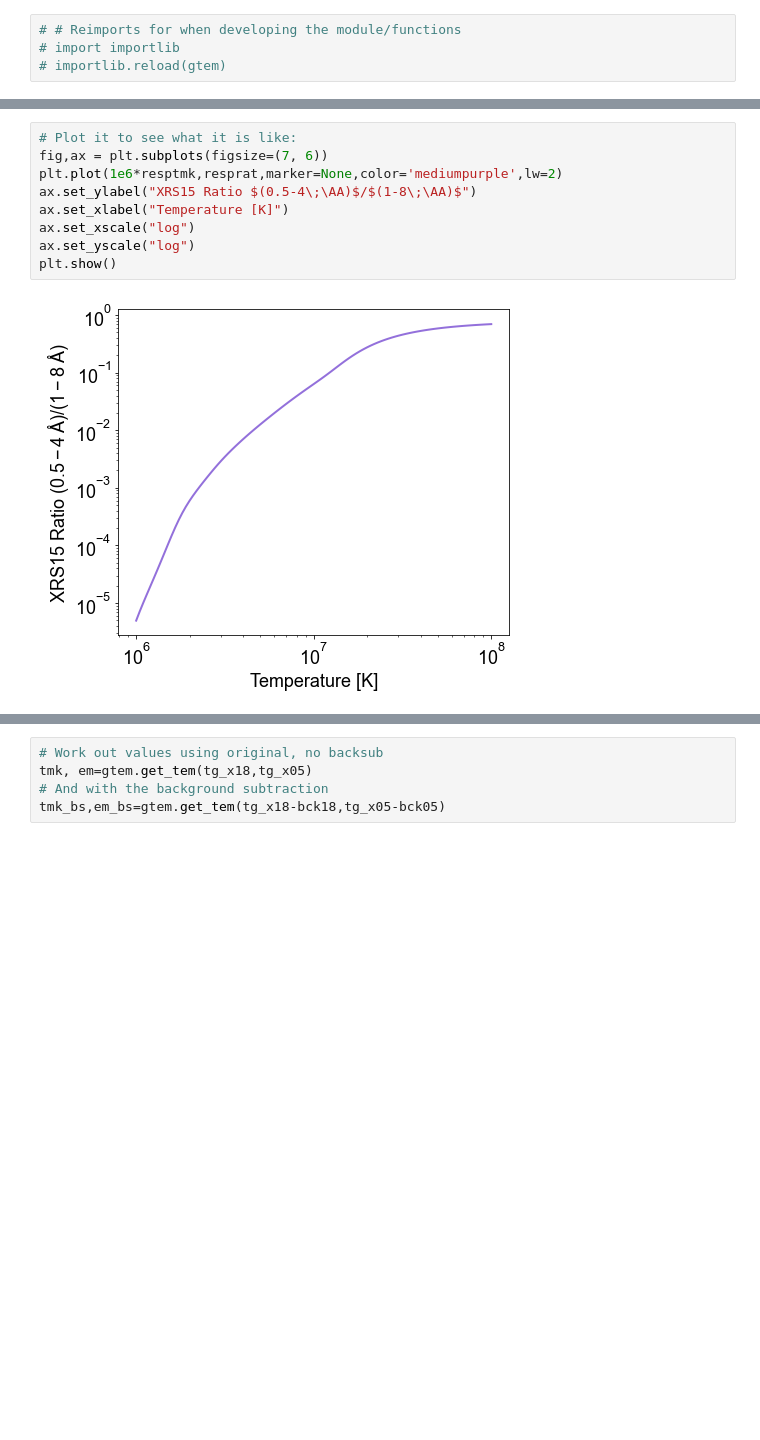
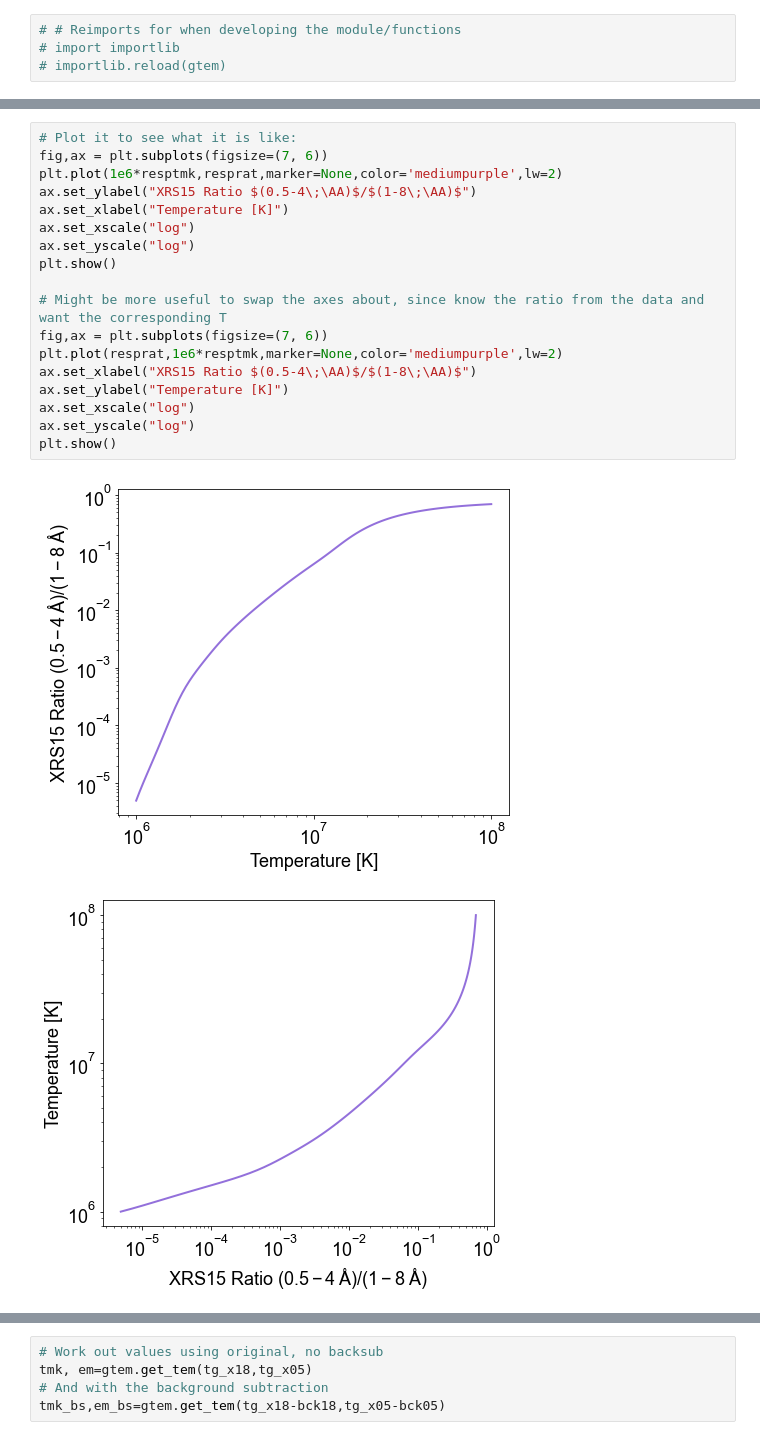
Before and after one commit to ianan/xrs_example, a Jupyter notebook: xrs15_tem_example.ipynb, the cells around one changed output, grey strips where cells are left out. Saved outputs shown, nothing was run; the diff lists cells and outputs as text; blank space fills up the shorter version.

```diff
--- a/xrs15_tem_example.ipynb
+++ b/xrs15_tem_example.ipynb
@@ -30,11 +60,21 @@ resprat, resptmk = gtem.get_resprat(sat=15)
 # %%
 # Plot it to see what it is like:
 fig,ax = plt.subplots(figsize=(7, 6))
 plt.plot(1e6*resptmk,resprat,marker=None,color='mediumpurple',lw=2)
 ax.set_ylabel("XRS15 Ratio $(0.5-4\;\AA)$/$(1-8\;\AA)$")
 ax.set_xlabel("Temperature [K]")
 ax.set_xscale("log")
 ax.set_yscale("log")
 plt.show()
+
+# Might be more useful to swap the axes about, since know the ratio from the data and want the corresponding T
+fig,ax = plt.subplots(figsize=(7, 6))
+plt.plot(resprat,1e6*resptmk,marker=None,color='mediumpurple',lw=2)
+ax.set_xlabel("XRS15 Ratio $(0.5-4\;\AA)$/$(1-8\;\AA)$")
+ax.set_ylabel("Temperature [K]")
+ax.set_xscale("log")
+ax.set_yscale("log")
+plt.show()
 # %% [output]
 [figure]
+[figure, added]
```
Also changed, not shown: parts of 16 cells of this notebook.
